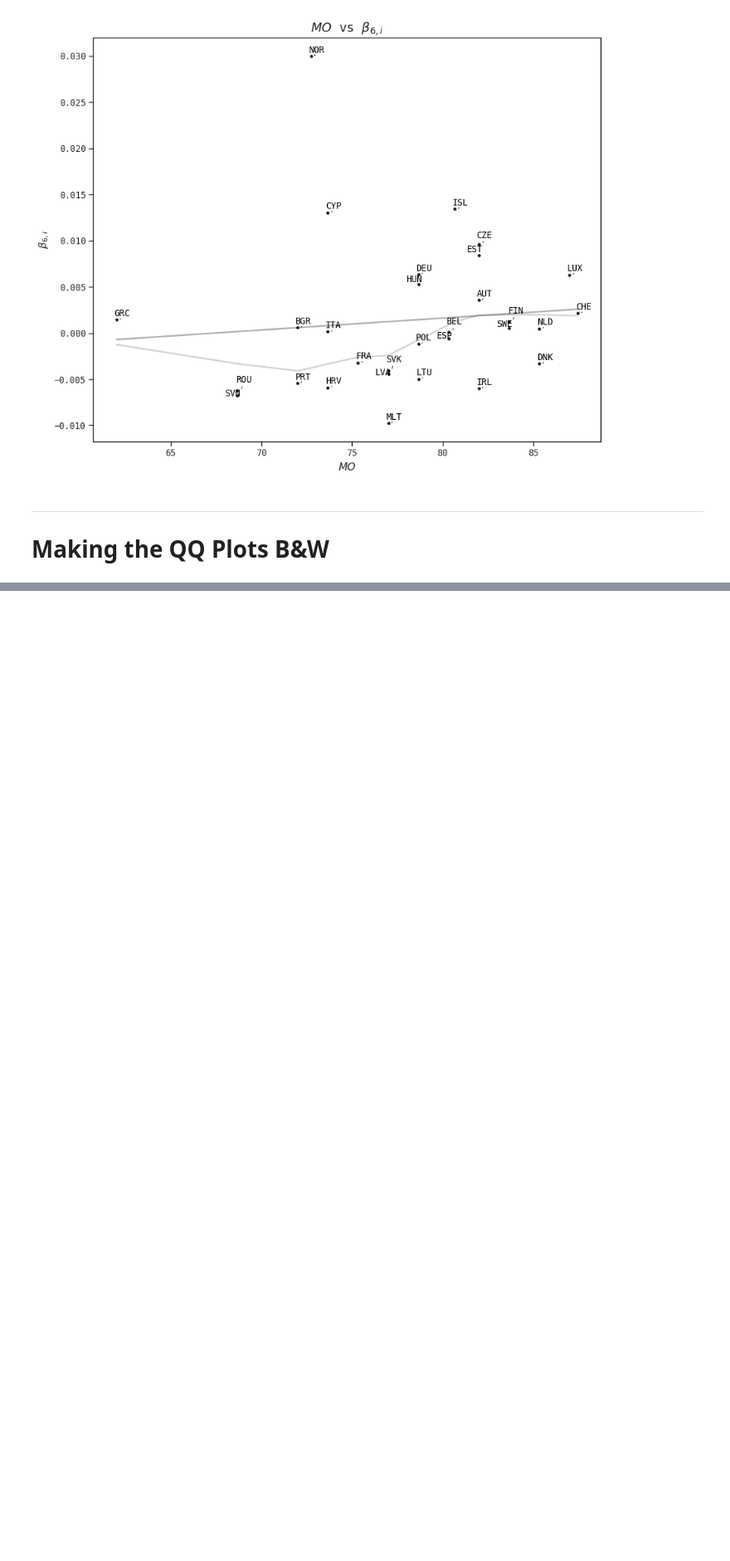
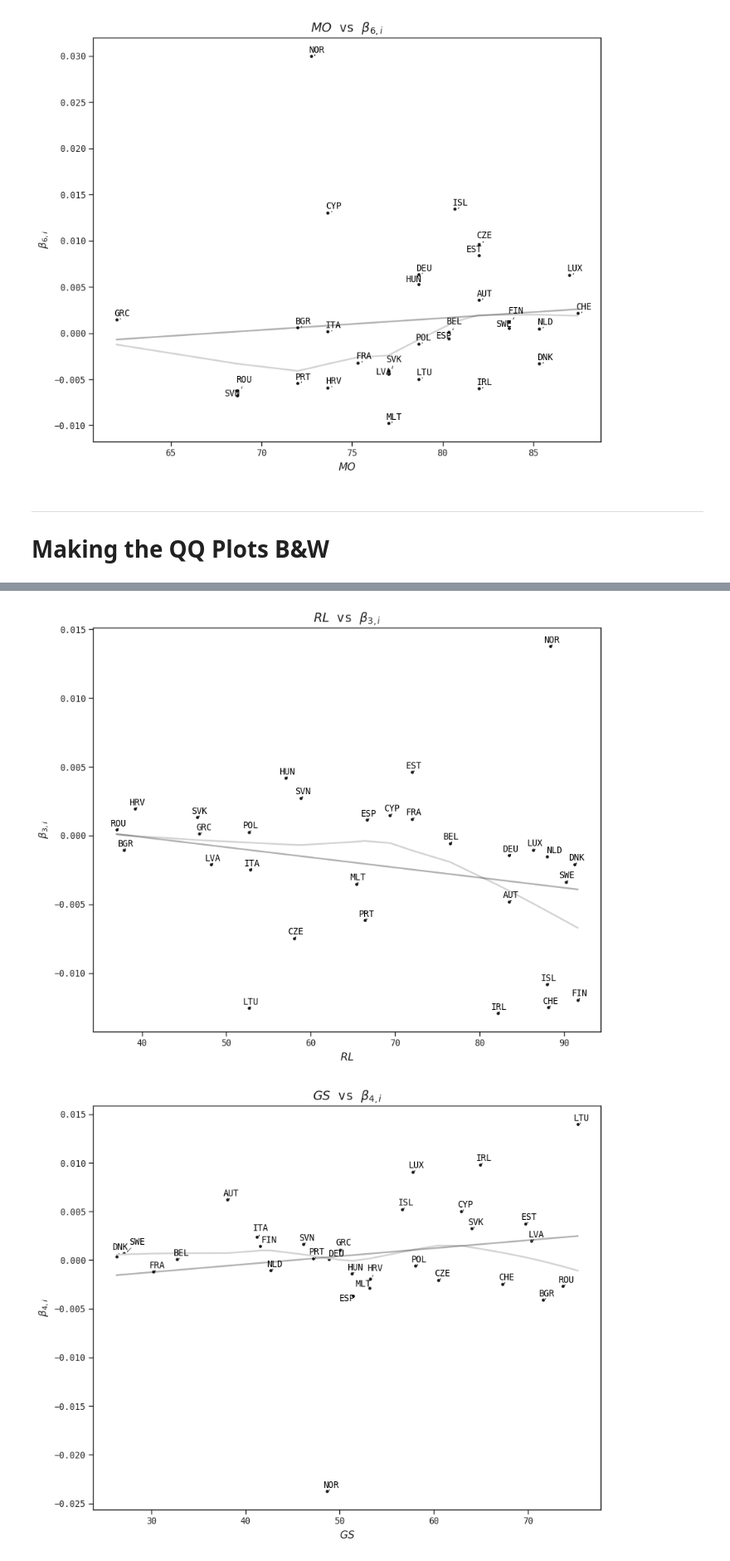
Before and after one commit to Cosroe/Bachelor_Thesis, a Jupyter notebook: Figures/Notebook_Python_Figure.ipynb, the cells around one changed output, grey strips where cells are left out. Shown at 83% size. Cells and saved outputs as stored; diff of their text form; code cells hidden in the pictures; blank space fills up the shorter version.

Commit message:
Country-Coeffs Figs Updated

```diff
--- a/Figures/Notebook_Python_Figure.ipynb
+++ b/Figures/Notebook_Python_Figure.ipynb
@@ -182,0 +152,14 @@ plt.imsave('CCEMG_diff_qqplot.png' , bw3 , cmap='gray')
+# %%
+df = df.groupby('country').agg('mean')
+# %%
+mydata['RL'] = df['RL']
+# %%
+RL = df['RL'].tolist()
+GS = df['GS'].tolist()
+RE = df['RE'].tolist()
+MO = df['MO'].tolist()
+# %%
+mydata['RL'] = RL
+mydata['GS'] = GS
+mydata['RE'] = RE
+mydata['MO'] = MO
@@ -182,0 +208,34 @@ plt.imsave('CCEMG_diff_qqplot.png' , bw3 , cmap='gray')
+# %%
+# Function to create the plot and add text annotations
+def create_plot(ax, x, y, xlabel, ylabel, title):
+    sns.regplot(x=x, y=y, data=mydata, ax=ax, color='lightgray', marker='.', lowess=True)
+    sns.regplot(x=x, y=y, data=mydata, ax=ax, color='black', marker='.' , ci=False , line_kws={'alpha':0.3})
+    ax.set_title(title)
+    ax.set_xlabel(xlabel)
+    ax.set_ylabel(ylabel)
+    texts = [ax.text(row[x] + 0.2, row[y], row['Abbreviation'], horizontalalignment='center', verticalalignment='bottom', size='small', color='black', weight='normal')
+             for idx, row in mydata.iterrows()]
+    adjust_text(texts, ax=ax, arrowprops=dict(arrowstyle="->", color='black', lw=0.5))
+
+# Plot RL vs delta_RL
+plt.figure(figsize=(10, 8))
+create_plot(plt.gca(), 'RL', 'delta_RL', r'$RL$', r'$\beta_{3,i}$', r'$RL$ vs $\beta_{3,i}$')
+plt.show()
+
+# Plot GS vs delta_GS
+plt.figure(figsize=(10, 8))
+create_plot(plt.gca(), 'GS', 'delta_GS', r'$GS$', r'$\beta_{4,i}$', r'$GS$ vs $\beta_{4,i}$')
+plt.show()
+
+# Plot RE vs delta_RE
+plt.figure(figsize=(10, 8))
+create_plot(plt.gca(), 'RE', 'delta_RE', r'$RE$', r'$\beta_{5,i}$', r'$RE$ vs $\beta_{5,i}$')
+plt.show()
+
+# Plot MO vs delta_MO
+plt.figure(figsize=(10, 8))
+create_plot(plt.gca(), 'MO', 'delta_MO', r'$MO$', r'$\beta_{6,i}$', r'$MO$ vs $\beta_{6,i}$')
+plt.show()
+# %% [output]
+[figure, added]
+[figure, added]
```
Also changed, not shown: parts of 7 cells of this notebook, 8 other files.
